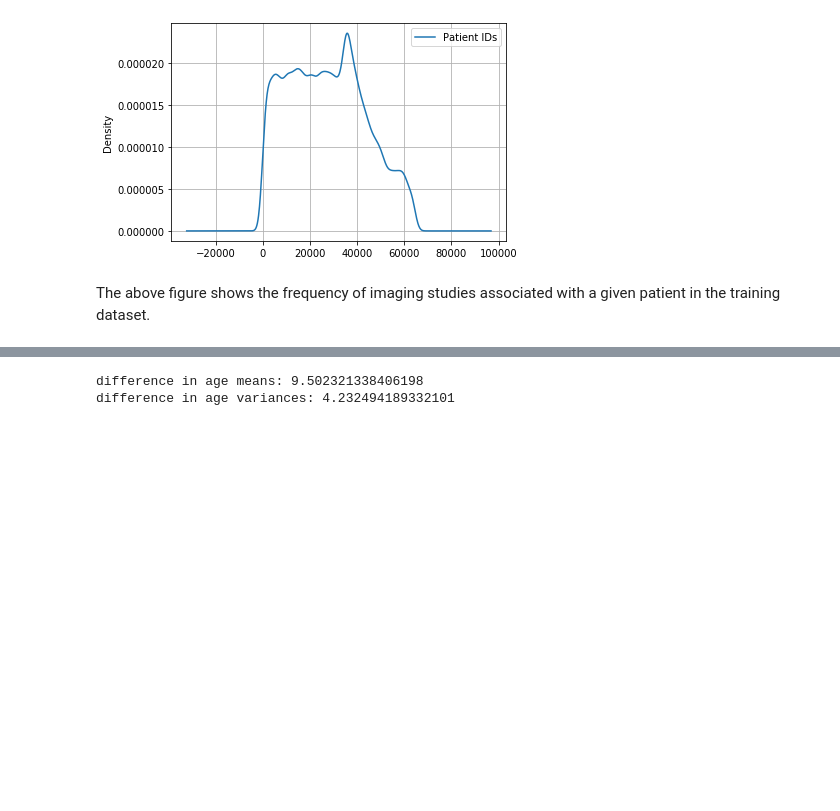
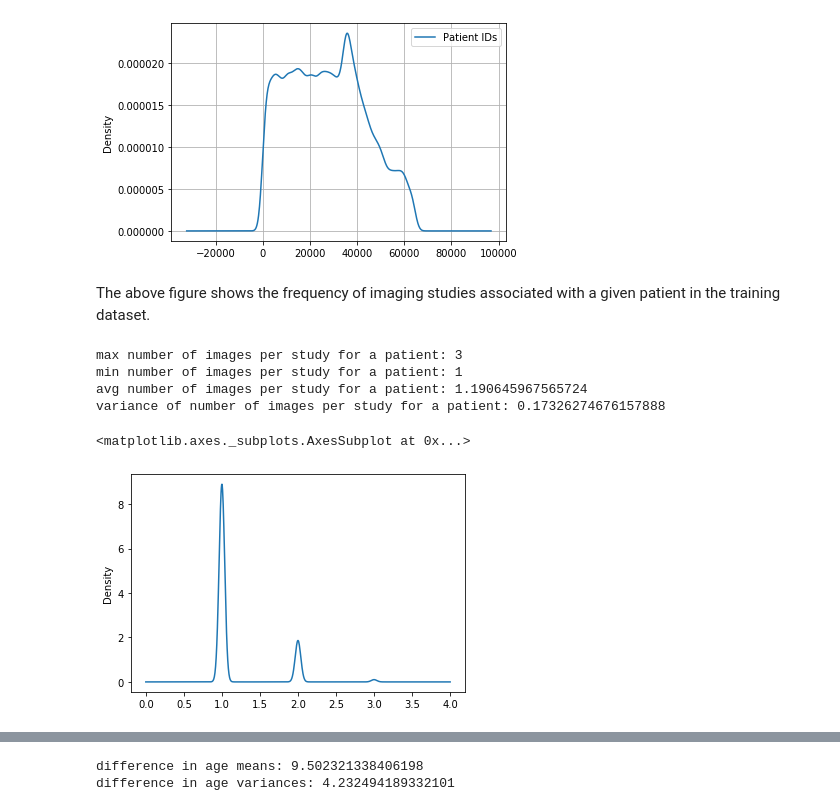
Before and after one commit to peterdobbs77/statistical_simulation, a Jupyter notebook: InvestigatingCheXpert.ipynb, the cells around one changed output, grey strips where cells are left out. Cells and saved outputs as stored; diff of their text form; code cells hidden in the pictures; blank space fills up the shorter version.

```diff
--- a/InvestigatingCheXpert.ipynb
+++ b/InvestigatingCheXpert.ipynb
@@ -36,3 +37,17 @@ ax.legend()
 [figure]
 # %% [markdown]
 The above figure shows the frequency of imaging studies associated with a given patient in the training dataset.
+# %%
+pvt = df.groupby(['PID','StudyID']).agg('size')
+print('max number of images per study per patient: {}'.format(pvt.max()))
+print('min number of images per study per patient: {}'.format(pvt.min()))
+print('avg number of images per study per patient: {}'.format(pvt.mean()))
+print('variance of number of images per study per patient: {}'.format(pvt.var()))
+pvt.plot.kde()
+# %% [output]
+max number of images per study for a patient: 3
+min number of images per study for a patient: 1
+avg number of images per study for a patient: 1.190645967565724
+variance of number of images per study for a patient: 0.17326274676157888
+<matplotlib.axes._subplots.AxesSubplot at 0x...>
+[figure, added]
```
Also changed, not shown: parts of 10 cells of this notebook, 1 other file.
